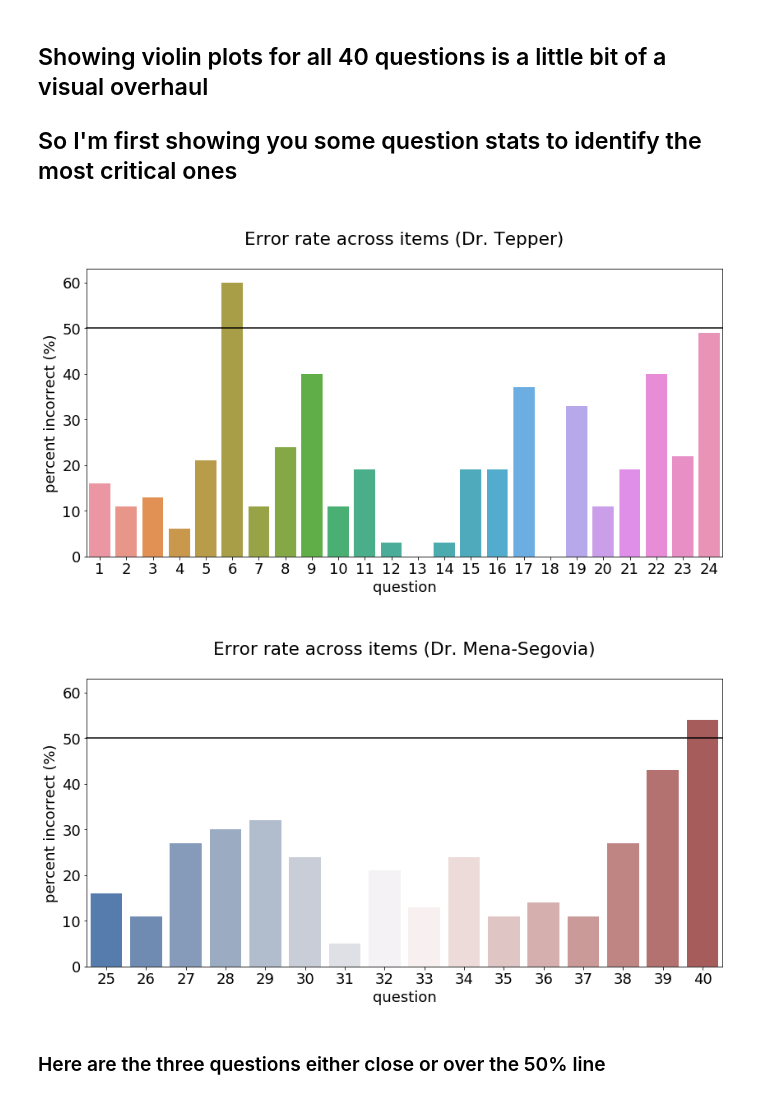
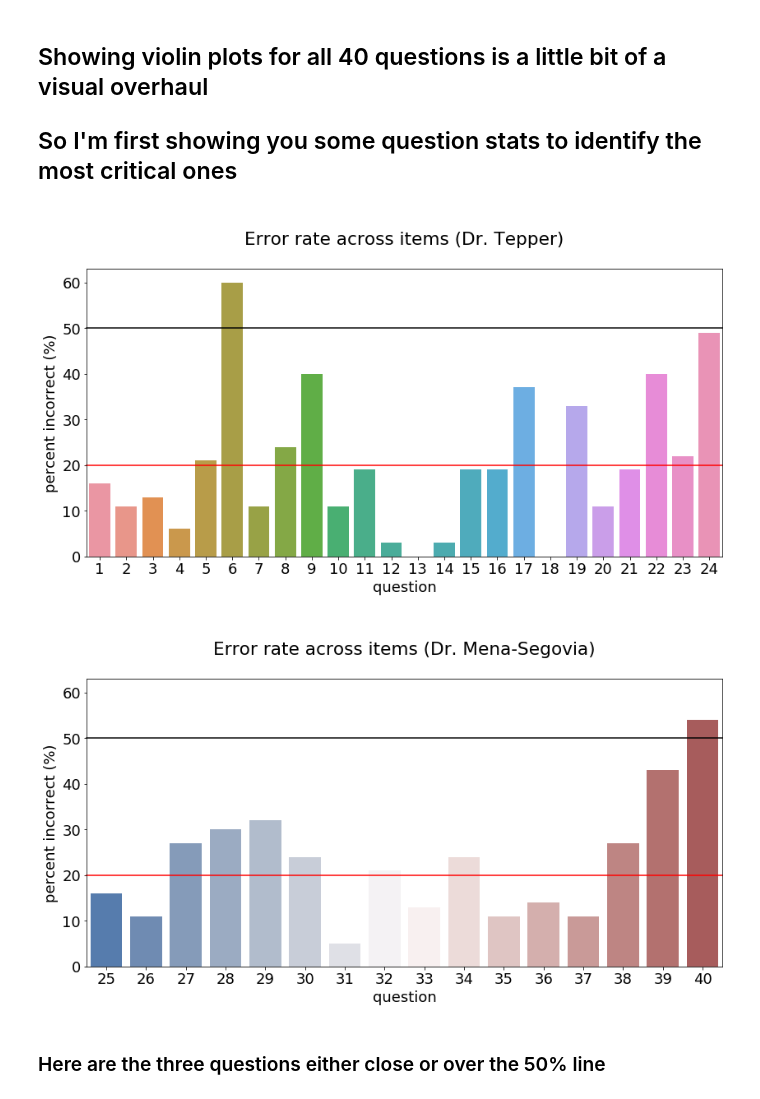
Before and after one commit to MalteGueth/test, a Jupyter notebook: midterms_stats.ipynb, the cells around one changed output. Drawn from its saved outputs; the diff is of its cells as text; code cells hidden in the pictures.

```diff
--- a/midterms_stats.ipynb
+++ b/midterms_stats.ipynb
@@ -83,23 +79,25 @@ itemsData['incorrect'] = itemsData['incorrect']*100
 # %%
 fig2, ax1 = plt.subplots(figsize=(12, 7), sharex=True)
 
 sns.barplot(x='question', y='incorrect', data=itemsData[itemsData['section']==0], ax=ax1)
 
 ax1.set(ylabel='percent incorrect (%)')
 ax1.set(title='\nError rate across items (Dr. Tepper)\n')
 ax1.axhline(50, color="k", clip_on=False)
+ax1.axhline(20, color="r", clip_on=False)
 matplotlib.pyplot.tight_layout()
 
 
 fig3, ax2 = plt.subplots(figsize=(12, 7), sharex=True)
 
 sns.barplot(x='question', y='incorrect', palette="vlag", data=itemsData[itemsData['section']==1], ax=ax2)
 
 ax2.set(ylabel='percent incorrect (%)')
 ax2.set(title='\nError rate across items (Dr. Mena-Segovia)\n')
 ax2.axhline(50, color="k", clip_on=False)
+ax2.axhline(20, color="r", clip_on=False)
 ax2.set(ylim=[0, 63])
 matplotlib.pyplot.tight_layout()
 # %% [output]
-[figure, old version]
+[figure, new version]
-[figure, old version]
+[figure, new version]
```
Also changed, not shown: parts of 12 cells of this notebook.
